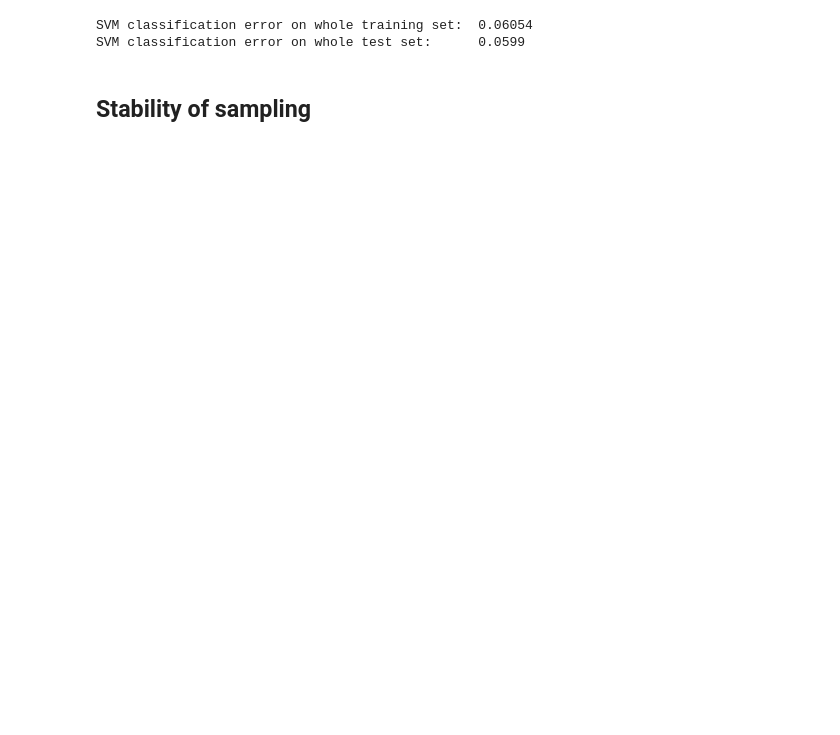
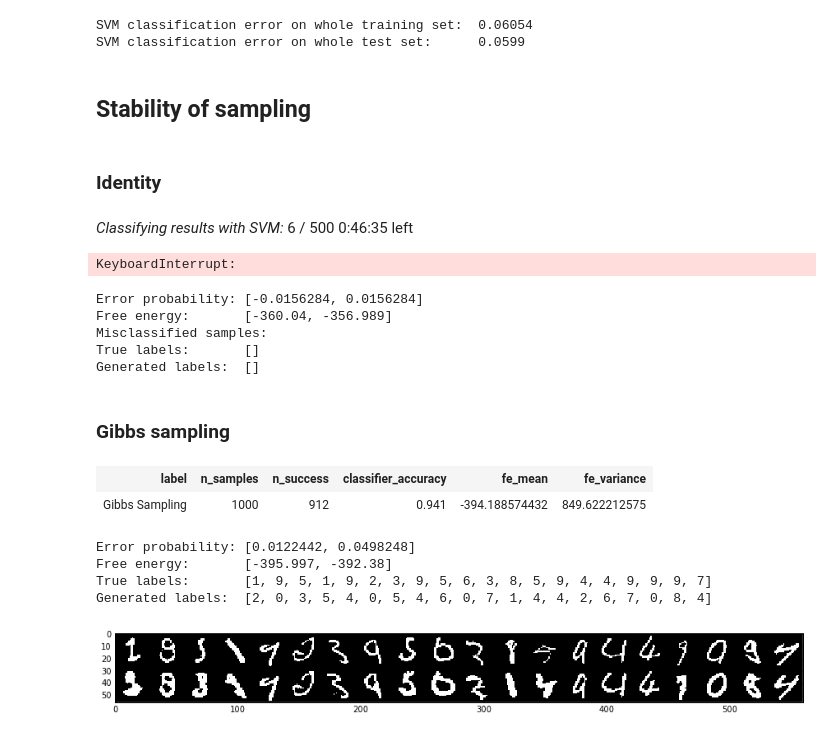
Before and after one commit to surban/ml, a Jupyter notebook: notebooks/rbm-stability.ipynb, the cells around one changed output. Saved outputs shown, nothing was run; the diff lists cells and outputs as text; code cells hidden in the pictures; blank space fills up the shorter version.

Commit message:
stability

```diff
--- a/notebooks/rbm-stability.ipynb
+++ b/notebooks/rbm-stability.ipynb
@@ -82,7 +86,7 @@ np.savez_compressed("mnist_svm_classified.npz", CZ=CZ, CTZ=CTZ)
 # %%
-data =  np.load("mnist_svm_classified.npz")
-CZ = data['CZ']
-CTZ = data['CTZ']
+svm_labels = np.load("mnist_svm_classified.npz")
+CZ = svm_labels['CZ']
+CTZ = svm_labels['CTZ']
 svc_acc = 1 - common.util.classification_error(CZ, tcfg.Z)
 svc_tacc = 1 - common.util.classification_error(CTZ, tcfg.TZ)
 print "SVM classification error on whole training set:  %g" % (1-svc_acc)
@@ -92,3 +96,48 @@ SVM classification error on whole training set:  0.06054
 SVM classification error on whole test set:      0.0599
 # %% [markdown]
 ## Stability of sampling
+# %%
+range=50000
+X=tcfg.X[0:range, :]
+Z=tcfg.Z[0:range]
+CZ=svm_labels['CZ'][0:range]
+# %% [markdown]
+### Identity
+# %%
+id_X=X
+id_stab = rbm.sampling.generation_accuracy("Identity", svc, myrbm,
+                                           X, Z, CZ,
+                                           gen_X=id_X)
+# %% [output]
+Classifying results with SVM: 6 / 500 0:46:35 left
+KeyboardInterrupt:
+# %%
+id_stab.output_errors(20)
+# %% [output]
+Error probability: [-0.0156284, 0.0156284]
+Free energy:       [-360.04, -356.989]
+Misclassified samples:
+True labels:       []
+Generated labels:  []
+# %% [markdown]
+### Gibbs sampling
+# %%
+gibbs_stab = rbm.sampling.Stability()
+# %%
+gibbs_X=common.util.map(X, 1000, lambda x: myrbm.gibbs_sample(x, k=100, beta=10)[0],
+                        caption="Generating samples")
+gibbs_stab = rbm.sampling.generation_accuracy("Gibbs Sampling", svc, myrbm,
+                                              X, Z, CZ,
+                                              gen_X=gibbs_X, gen_Z=gibbs_stab.gen_Z)
+# %% [output]
+| label | n_samples | n_success | classifier_accuracy | fe_mean | fe_variance |
+| Gibbs Sampling | 1000 | 912 | 0.941 | -394.188574432 | 849.622212575 |
+# %%
+figsize(15,7)
+gibbs_stab.output_errors(20)
+# %% [output]
+Error probability: [0.0122442, 0.0498248]
+Free energy:       [-395.997, -392.38]
+True labels:       [1, 9, 5, 1, 9, 2, 3, 9, 5, 6, 3, 8, 5, 9, 4, 4, 9, 9, 9, 7]
+Generated labels:  [2, 0, 3, 5, 4, 0, 5, 4, 6, 0, 7, 1, 4, 4, 2, 6, 7, 0, 8, 4]
+[figure, added]
```
Also changed, not shown: parts of 9 cells of this notebook, 3 other files.
